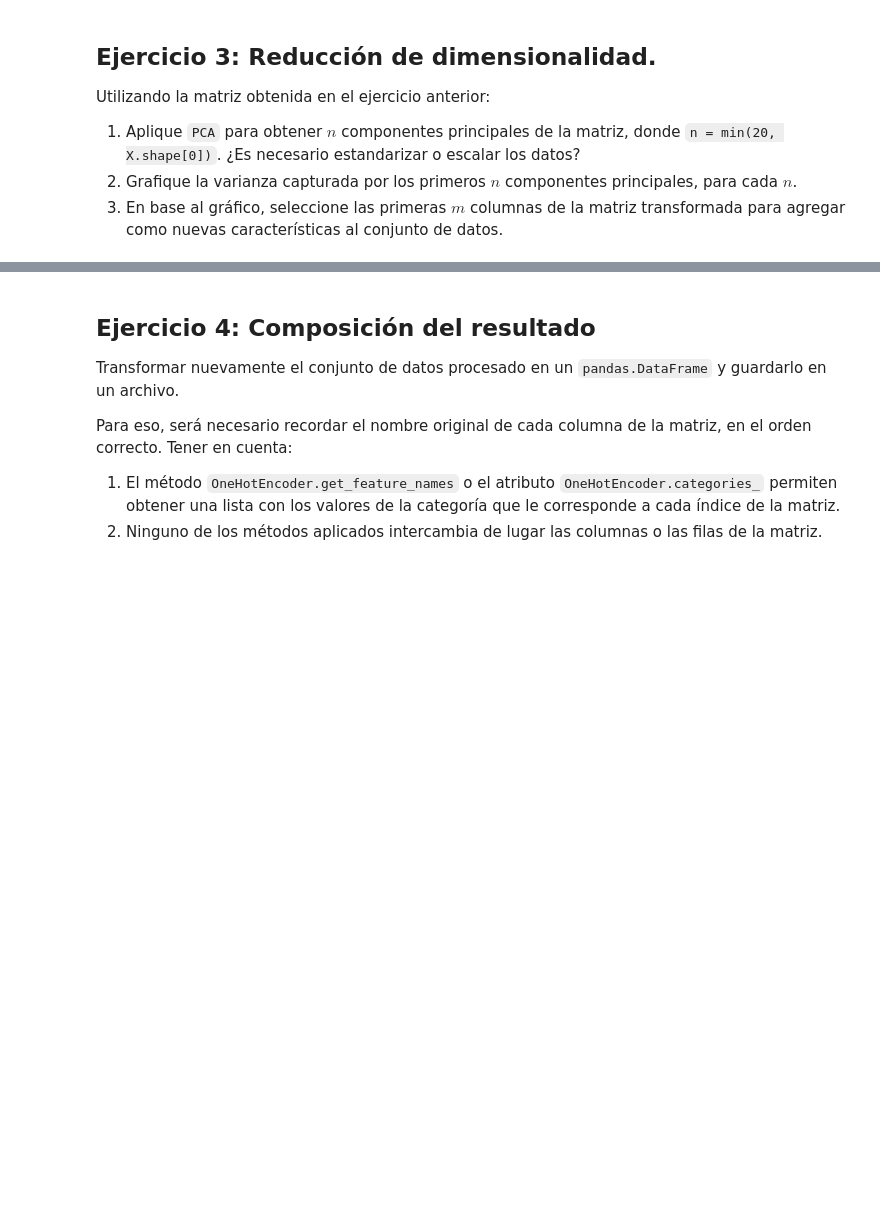
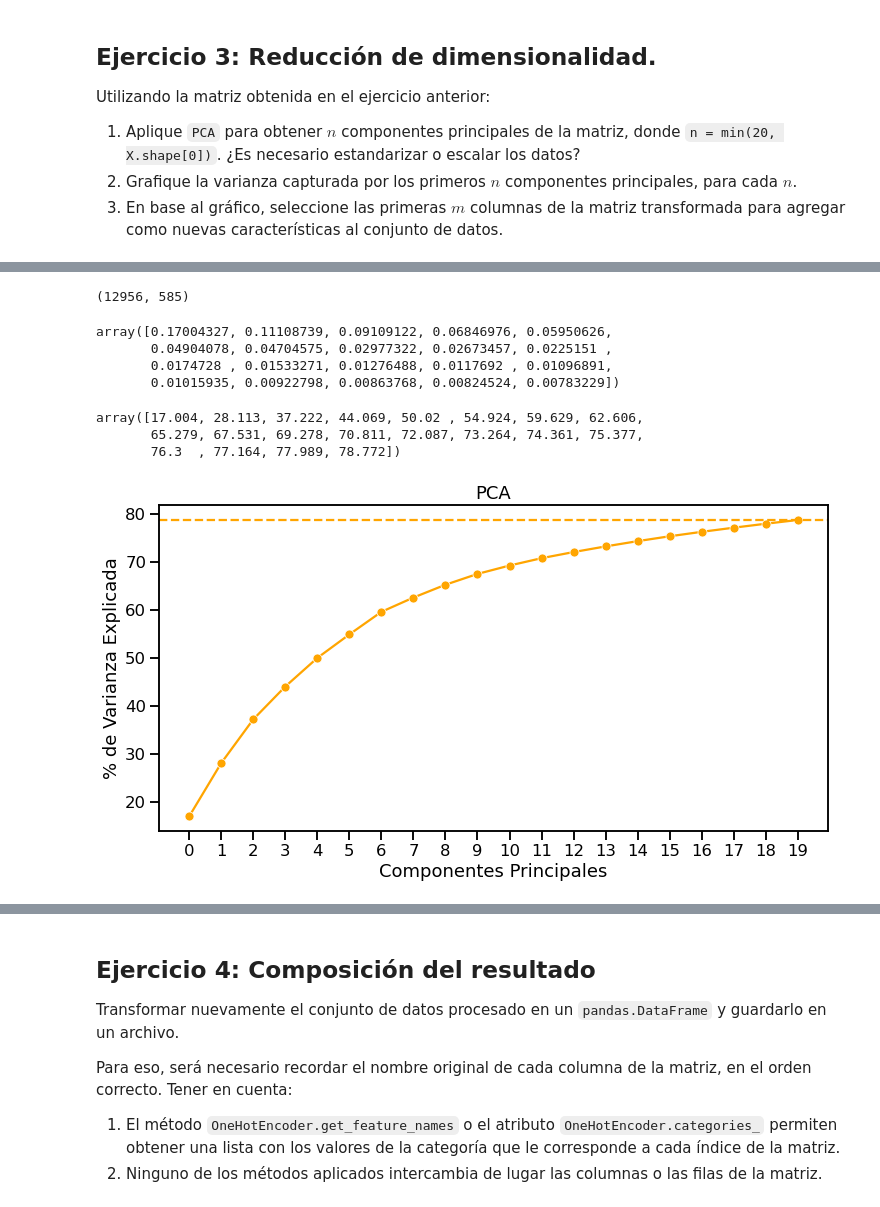
Before and after one commit to JIBarrionuevoGaltier/DiploDatos2021_Grupo_4, a Jupyter notebook: 02_EyCD/Entregable_Parte_2.ipynb, the cells around one changed output, grey strips where cells are left out. Drawn from its saved outputs; the diff is of its cells as text; code cells hidden in the pictures; blank space fills up the shorter version.

```diff
--- a/02_EyCD/Entregable_Parte_2.ipynb
+++ b/02_EyCD/Entregable_Parte_2.ipynb
@@ -219,0 +349,3 @@ g = seaborn.kdeplot(data=data, x='YearBuilt', hue='Imputation')
+# %%
+melb_data_mice_f = pd.concat([melb_df_knn_f.drop(columns=cols), melb_data_mice], axis=1)
+melb_data_mice_f.head()
@@ -226,0 +373,36 @@ Utilizando la matriz obtenida en el ejercicio anterior:
+# %%
+melb_data_mice_f.shape
+# %% [output]
+(12956, 585)
+# %%
+# Los datos vienen escalados desde el ejercicio anterior
+from sklearn.decomposition import PCA
+n = min(20, melb_data_mice_f.shape[1])
+pca = PCA(n_components=n)
+melb_data_pca = pca.fit_transform(melb_data_mice_f)
+exp_var = pca.explained_variance_ratio_
+exp_var
+# %% [output]
+array([0.17004327, 0.11108739, 0.09109122, 0.06846976, 0.05950626,
+       0.04904078, 0.04704575, 0.02977322, 0.02673457, 0.0225151 ,
+       0.0174728 , 0.01533271, 0.01276488, 0.0117692 , 0.01096891,
+       0.01015935, 0.00922798, 0.00863768, 0.00824524, 0.00783229])
+# %%
+variance=np.cumsum(np.round(pca.explained_variance_ratio_, 5)*100)
+variance
+# %% [output]
+array([17.004, 28.113, 37.222, 44.069, 50.02 , 54.924, 59.629, 62.606,
+       65.279, 67.531, 69.278, 70.811, 72.087, 73.264, 74.361, 75.377,
+       76.3  , 77.164, 77.989, 78.772])
+# %%
+plt.figure(figsize=(12,6))
+sns.lineplot(x=range(pca.n_components), y=variance, marker='o', color='orange')
+plt.axhline(max(variance), linestyle = '--', color = 'orange', mew = 5)
+plt.ylabel('% de Varianza Explicada')
+plt.xlabel('Componentes Principales')
+plt.title('PCA')
+
+plt.xticks(range(pca.n_components))
+plt.show()
+# %% [output]
+[figure, added]
```
Also changed, not shown: parts of 35 cells of this notebook, 1 other file.
